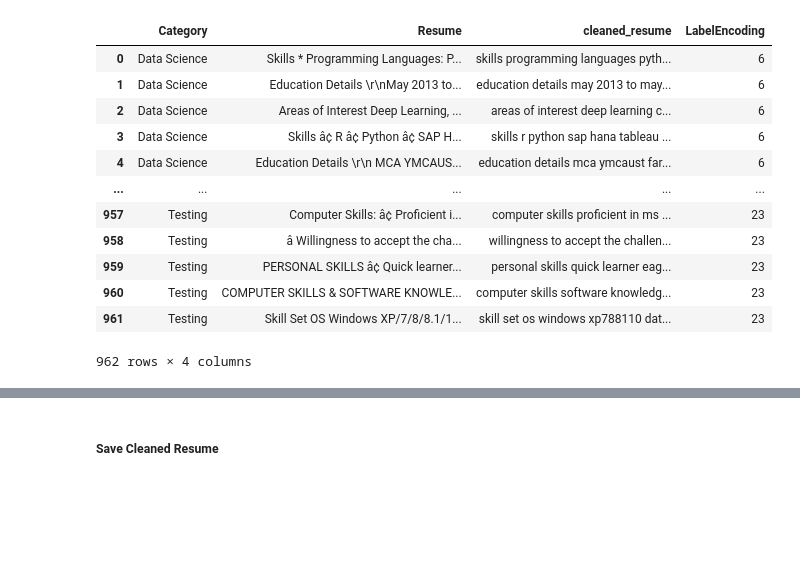
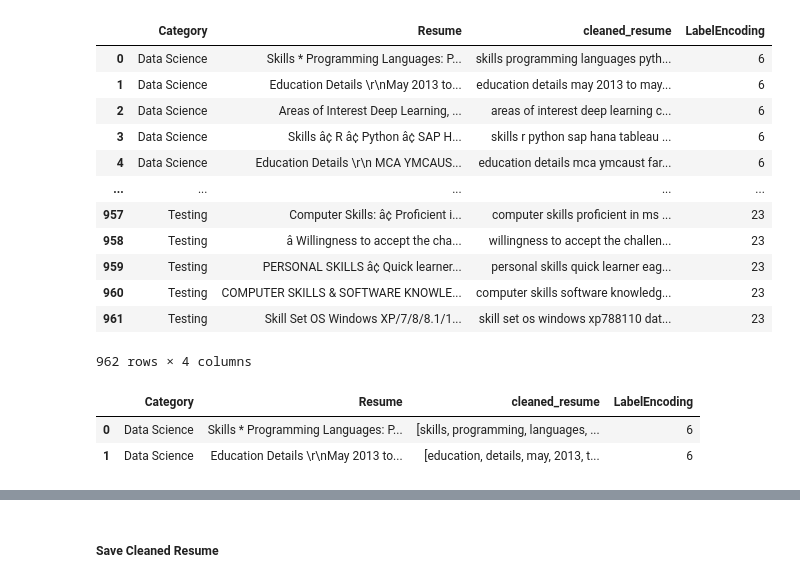
Before and after one commit to senghok510/Resume_matching, a Jupyter notebook: notebooks/data_preprocessing.ipynb, the cells around one changed output, grey strips where cells are left out. Drawn from its saved outputs; the diff is of its cells as text; code cells hidden in the pictures; blank space fills up the shorter version.

```diff
--- a/notebooks/data_preprocessing.ipynb
+++ b/notebooks/data_preprocessing.ipynb
@@ -326,3 +326,11 @@ resume
 | 960 | Testing | COMPUTER SKILLS & SOFTWARE KNOWLE... | computer skills software knowledg... | 23 |
 | 961 | Testing | Skill Set OS Windows XP/7/8/8.1/1... | skill set os windows xp788110 dat... | 23 |
 962 rows × 4 columns
+# %%
+resume['cleaned_resume'] = resume['cleaned_resume'].apply(lambda x: word_tokenize(x))
+
+resume.head(2)
+# %% [output]
+|  | Category | Resume | cleaned_resume | LabelEncoding |
+| 0 | Data Science | Skills * Programming Languages: P... | [skills, programming, languages, ... | 6 |
+| 1 | Data Science | Education Details \r\nMay 2013 to... | [education, details, may, 2013, t... | 6 |
```
Also changed, not shown: parts of 27 cells of this notebook, 4 other files.
